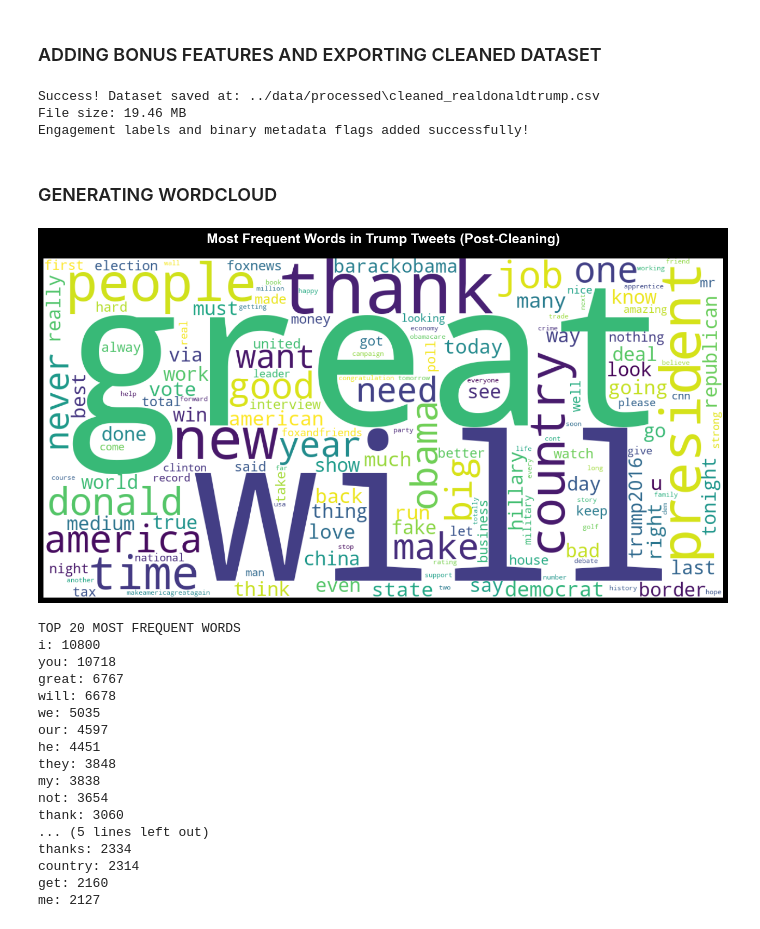
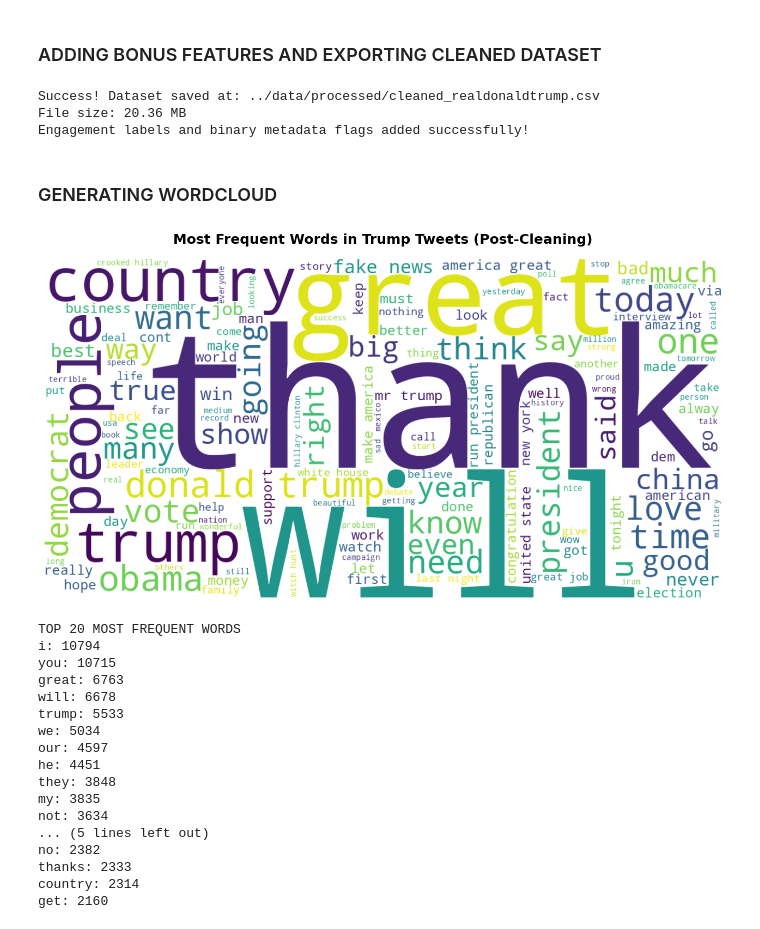
Before and after one commit to xalixja/social-media-engagement-prediction, a Jupyter notebook: notebooks/02_preprocessing.ipynb, the cells around one changed output. Cells and saved outputs as stored; diff of their text form; code cells hidden in the pictures.

Commit message:
managing mentions and hashtags and removing them from wordcloud, added some enginnered feature, fix VADER rerun, changing models, cleanign shap analysis

```diff
--- a/notebooks/02_preprocessing.ipynb
+++ b/notebooks/02_preprocessing.ipynb
@@ -97,7 +106,9 @@ nltk.download('wordnet')
 
 # Initialize the tools
 base_stop_words = set(stopwords.words('english'))
-words_to_keep = {
+
+# Define a set of stop words exceptions that we want to keep in our processed text
+base_stop_words_exceptions = {
     "i", "me", "my", "mine",
     "you", "your", "yours",
     "we", "us", "our", "ours",
@@ -109,9 +120,9 @@ words_to_keep = {
 }
 # Domain-specific noise words to filter out
 twitter_noise_words = {
-    "amp", "realdonaldtrump", "trump"
+    "realdonaldtrump",
 }
-custom_stop_words = (base_stop_words - words_to_keep) | twitter_noise_words
+custom_stop_words = base_stop_words - base_stop_words_exceptions | twitter_noise_words
 lemmatizer = WordNetLemmatizer()
 
 # Define the NLP processing function
@@ -129,6 +140,7 @@ def process_nlp(text: str) -> str:
     # B. Stopwords removal and
     # C. Lemmatization
     # We also remove words that are just 1 character long (e.g., isolated 's' or 't') but keep 'i' as it's a common pronoun
+    # Lemmatization reduces words to their base or dictionary form (e.g., "running" -> "run")
     processed_tokens = [
         lemmatizer.lemmatize(word)
         for word in tokens
@@ -144,14 +156,9 @@ print("NLP PROCESSING IN PROGRESS")
 # Apply the function to create the final processed column
 df['processed_content'] = df['cleaned_content'].apply(process_nlp)
 
-# We preserve the original 'hashtags' and 'mentions' columns from the Kaggle dataset
-# and convert them to binary flags (0/1). These serve as an independent signal
-# from the structural counts derived from raw text in notebook 03.
-df['has_hashtag'] = df['hashtags'].notna().astype(int)
-df['has_mention'] = df['mentions'].notna().astype(int)
-
 # Display the full transformation pipeline
 print("\nPipeline Check (Original -> Cleaned -> Processed):")
-display(df[['content', 'cleaned_content', 'processed_content']].head())
+df_sample = df[['content', 'cleaned_content', 'processed_content']].sample(n=5)
+display(df_sample)
 # %% [output]
 NLP PROCESSING IN PROGRESS
@@ -200,6 +203,9 @@ df['engagement_level'] = df['retweets'].apply(categorize_engagement)
 # Add the tweet length based on the original 'content' column
 df['tweet_length'] = df['content'].astype(str).apply(len)
 
+df['has_hashtag'] = df['content'].str.contains(r'# \w+', regex=True).astype(int)
+df['has_mention'] = df['content'].str.contains(r'@ \w+', regex=True).astype(int)
+
 # Define the directory and filename
 output_dir = '../data/processed'
 output_filename = 'cleaned_realdonaldtrump.csv'
@@ -219,44 +225,50 @@ print(f"Success! Dataset saved at: {full_path}")
 print(f"File size: {file_size_mb:.2f} MB")
 print("Engagement labels and binary metadata flags added successfully!")
 # %% [output]
-Success! Dataset saved at: ../data/processed\cleaned_realdonaldtrump.csv
-File size: 19.46 MB
+Success! Dataset saved at: ../data/processed/cleaned_realdonaldtrump.csv
+File size: 20.36 MB
 Engagement labels and binary metadata flags added successfully!
 # %% [markdown]
 ### GENERATING WORDCLOUD
 # %%
 import matplotlib.pyplot as plt
 from wordcloud import WordCloud
 
 # Combine all processed tweets into one massive string
 # We use 'processed_content' because it is already free of stopwords, links, and punctuation
 all_words = ' '.join(text for text in df['processed_content'] if isinstance(text, str))
 
+# remove mentions and hashtags from the word cloud to focus on the core content
+all_words = re.sub(r'\bmentions_[a-z0-9_]+\b', ' ', all_words)
+all_words = re.sub(r'\bhashtag_[a-z0-9_]+\b', ' ', all_words)
+
 # Configure and generate the WordCloud
 wordcloud = WordCloud(
     width=1200,
     height=600,
     background_color='white',
     colormap='viridis',  # 'viridis' or 'plasma'
     max_words=150,       # Display the top 150 most frequent words
-    collocations=False   # Avoids duplicating word pairs like "fake news" if they appear often
 ).generate(all_words)
 
 # Plot the WordCloud
 plt.figure(figsize=(14, 7))
 plt.imshow(wordcloud, interpolation='bilinear')
 plt.axis('off')  # Turn off the axes for a cleaner look
 plt.title('Most Frequent Words in Trump Tweets (Post-Cleaning)', fontsize=18, fontweight='bold', pad=20)
 plt.tight_layout()
 plt.show()
 # %% [output]
-[figure, old version]
+[figure, new version]
 # %%
 from collections import Counter
 
 # Combine all processed tweets into a list of words
 # We skip empty strings to be clean
 all_words = ' '.join(df['processed_content'].fillna("").astype(str)).split()
+
+# remove mentions and hashtags from the word list to focus on the core content
+all_words = [word for word in all_words if not re.match(r'\bmentions_[a-z0-9_]+\b', word) and not re.match(r'\bhashtag_[a-z0-9_]+\b', word)]
 
 # Count the frequencies
 word_counts = Counter(all_words)
@@ -269,19 +281,19 @@ for word, count in top_20:
     print(f"{word}: {count}")
 # %% [output]
 TOP 20 MOST FREQUENT WORDS
-i: 10800
-you: 10718
-great: 6767
+i: 10794
+you: 10715
+great: 6763
 will: 6678
-we: 5035
+trump: 5533
+we: 5034
 our: 4597
 he: 4451
 they: 3848
-my: 3838
-not: 3654
-thank: 3060
+my: 3835
+not: 3634
 ... (5 lines left out)
-thanks: 2334
+no: 2382
+thanks: 2333
 country: 2314
 get: 2160
-me: 2127
```
Also changed, not shown: parts of 2 cells of this notebook, 6 other files.
